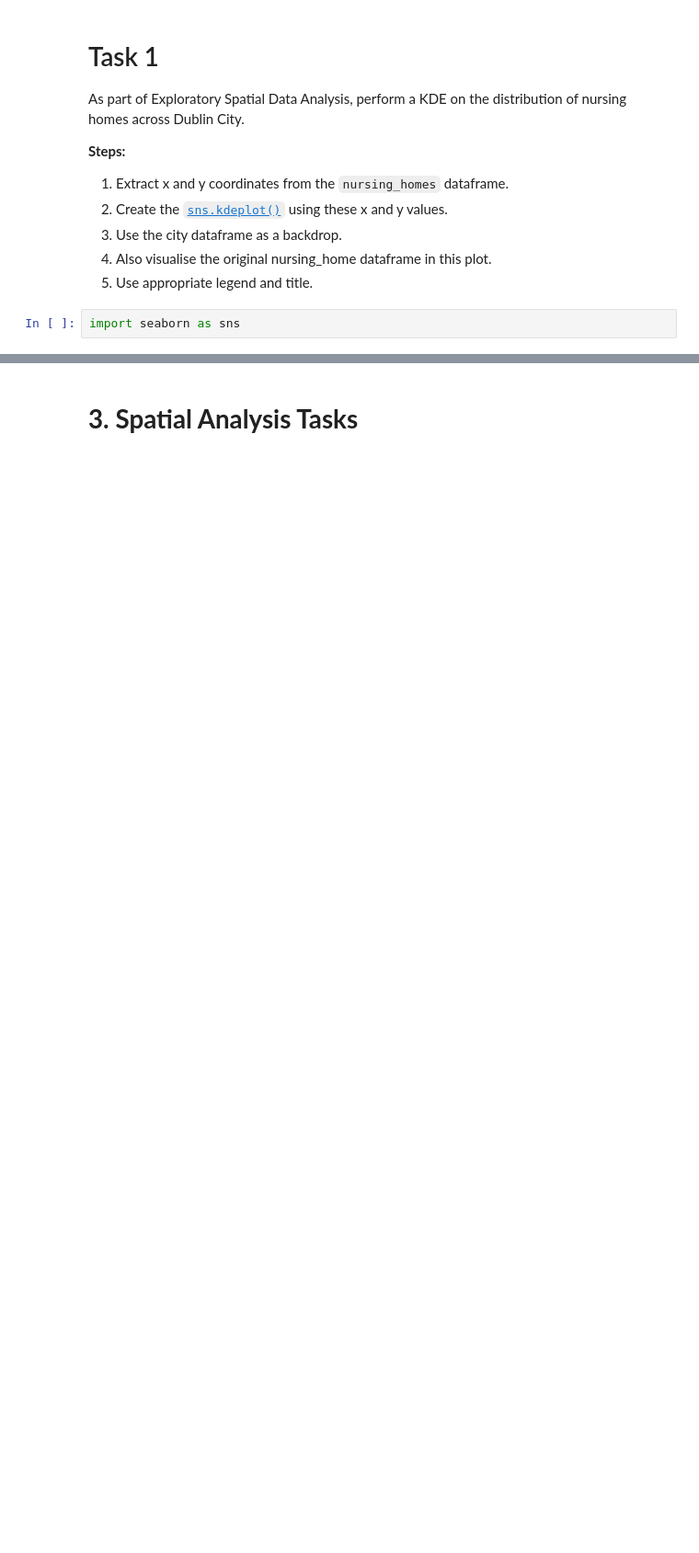
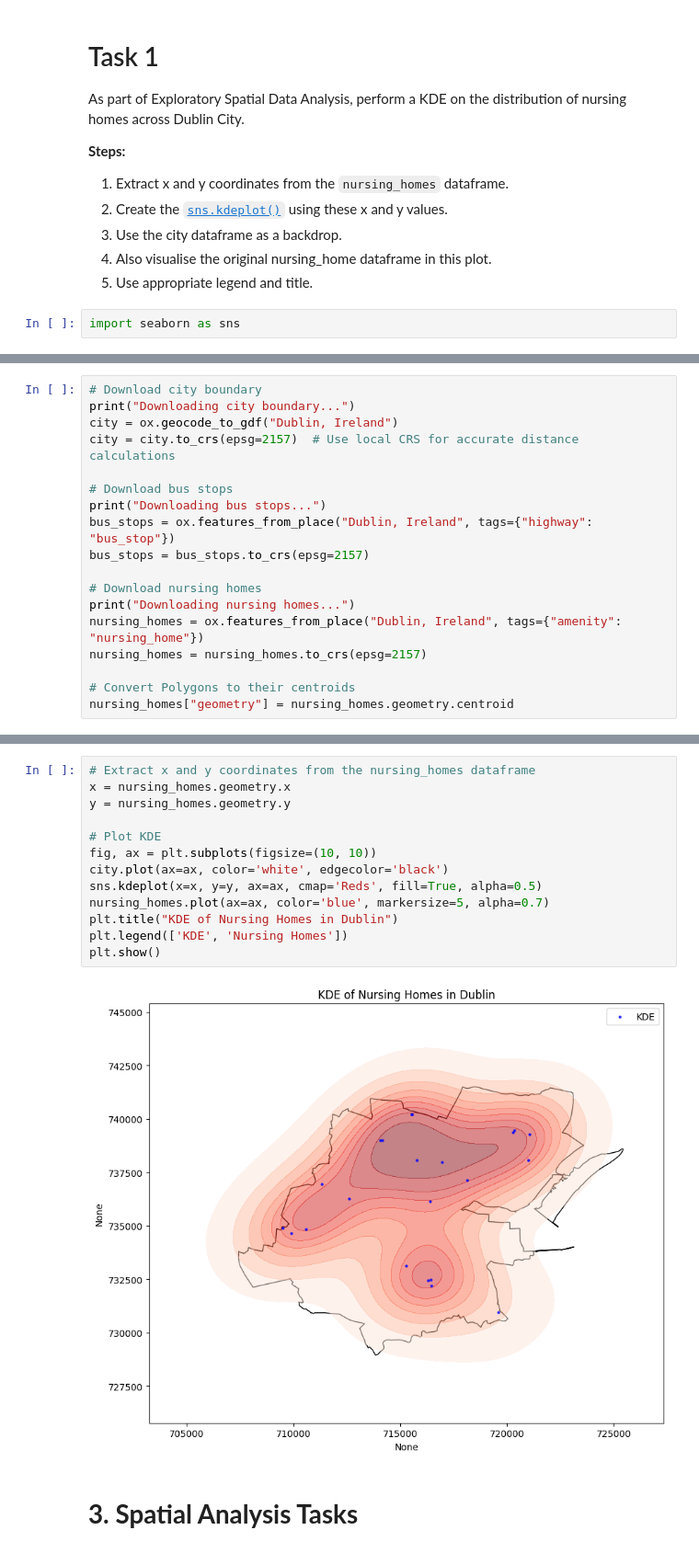
Before and after one commit to Dubemsky/chatbot, a Jupyter notebook: 2025_5_NursingHomeBusStops.ipynb, the cells around one changed output, grey strips where cells are left out. Shown at 92% size. Saved outputs shown, nothing was run; the diff lists cells and outputs as text; blank space fills up the shorter version.

```diff
--- a/2025_5_NursingHomeBusStops.ipynb
+++ b/2025_5_NursingHomeBusStops.ipynb
@@ -270,0 +396,18 @@ import seaborn as sns
+# %%
+# Download city boundary
+print("Downloading city boundary...")
+city = ox.geocode_to_gdf("Dublin, Ireland")
+city = city.to_crs(epsg=2157)  # Use local CRS for accurate distance calculations
+
+# Download bus stops
+print("Downloading bus stops...")
+bus_stops = ox.features_from_place("Dublin, Ireland", tags={"highway": "bus_stop"})
+bus_stops = bus_stops.to_crs(epsg=2157)
+
+# Download nursing homes
+print("Downloading nursing homes...")
+nursing_homes = ox.features_from_place("Dublin, Ireland", tags={"amenity": "nursing_home"})
+nursing_homes = nursing_homes.to_crs(epsg=2157)
+
+# Convert Polygons to their centroids
+nursing_homes["geometry"] = nursing_homes.geometry.centroid
@@ -271,3 +418,18 @@ import seaborn as sns
+# %%
+# Extract x and y coordinates from the nursing_homes dataframe
+x = nursing_homes.geometry.x
+y = nursing_homes.geometry.y
+
+# Plot KDE
+fig, ax = plt.subplots(figsize=(10, 10))
+city.plot(ax=ax, color='white', edgecolor='black')
+sns.kdeplot(x=x, y=y, ax=ax, cmap='Reds', fill=True, alpha=0.5)
+nursing_homes.plot(ax=ax, color='blue', markersize=5, alpha=0.7)
+plt.title("KDE of Nursing Homes in Dublin")
+plt.legend(['KDE', 'Nursing Homes'])
+plt.show()
+# %% [output]
+[figure, added]
 # %% [markdown]
 # **3. Spatial Analysis Tasks**
 # %% [markdown]
```
Also changed, not shown: parts of 39 cells of this notebook.
